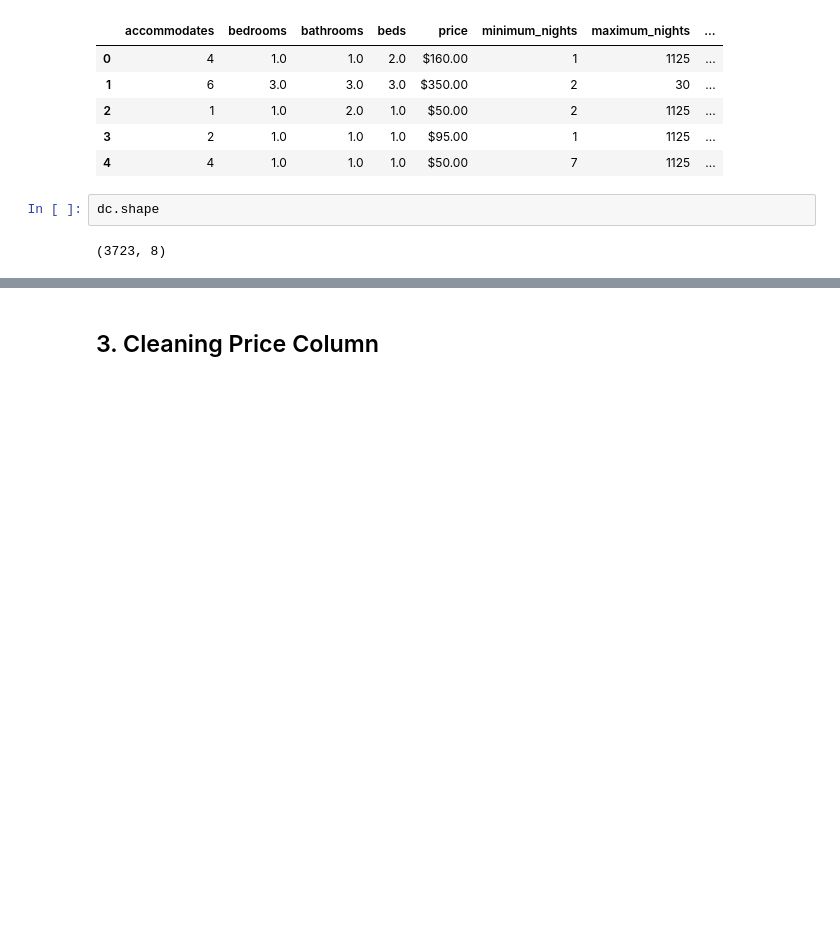
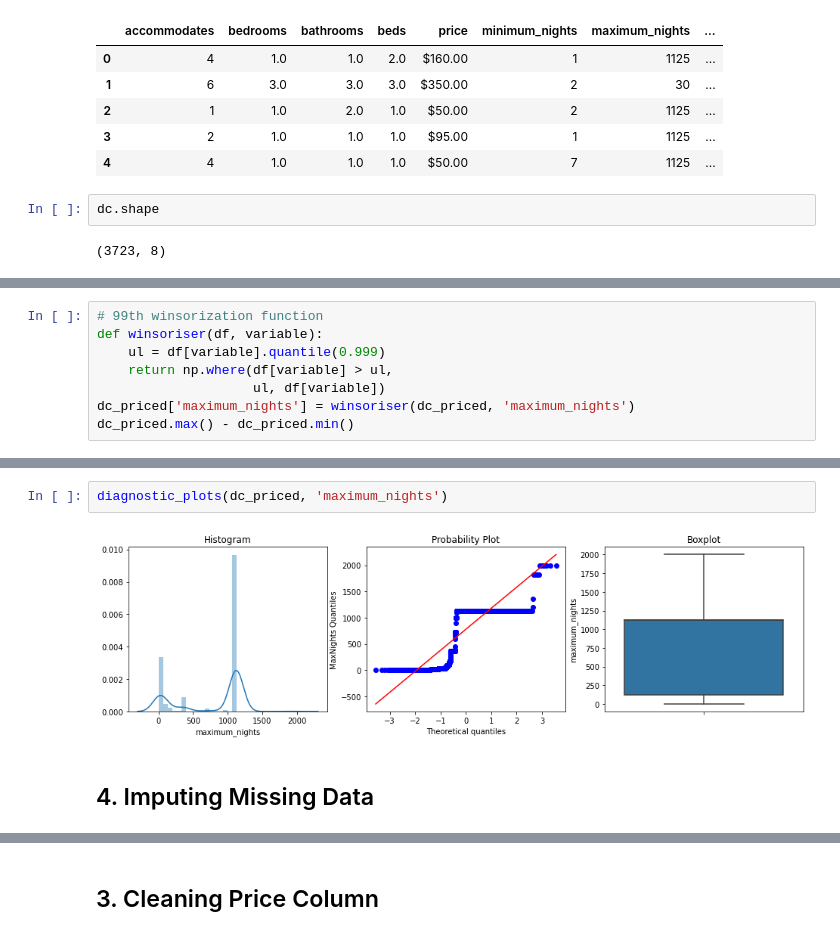
Before and after one commit to harera3/ML_Blueprints, a Jupyter notebook: 02_Evaluating_Model_performance.ipynb, the cells around one changed output, grey strips where cells are left out. Saved outputs shown, nothing was run; the diff lists cells and outputs as text; blank space fills up the shorter version.

```diff
--- a/02_Evaluating_Model_performance.ipynb
+++ b/02_Evaluating_Model_performance.ipynb
@@ -38,0 +104,8 @@ dc.describe()
+# %%
+# 99th winsorization function
+def winsoriser(df, variable):
+    ul = df[variable].quantile(0.999)
+    return np.where(df[variable] > ul,
+                    ul, df[variable])
+dc_priced['maximum_nights'] = winsoriser(dc_priced, 'maximum_nights')
+dc_priced.max() - dc_priced.min()
@@ -38,0 +122,6 @@ dc.describe()
+# %%
+diagnostic_plots(dc_priced, 'maximum_nights')
+# %% [output]
+[figure, added]
+# %% [markdown]
+## 4. Imputing Missing Data
```
Also changed, not shown: parts of 43 cells of this notebook.
